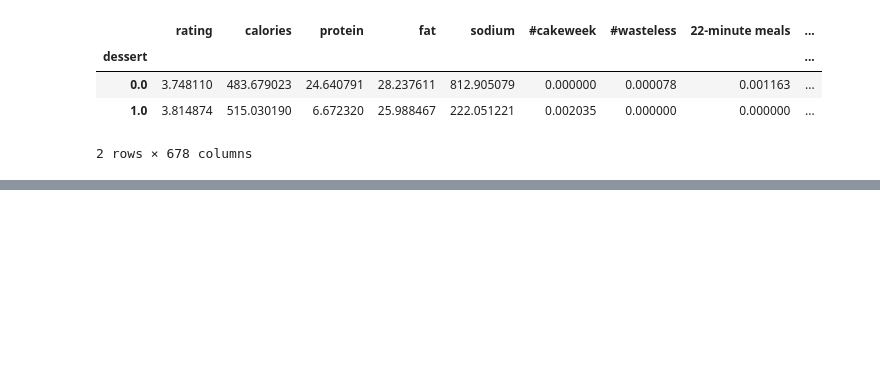
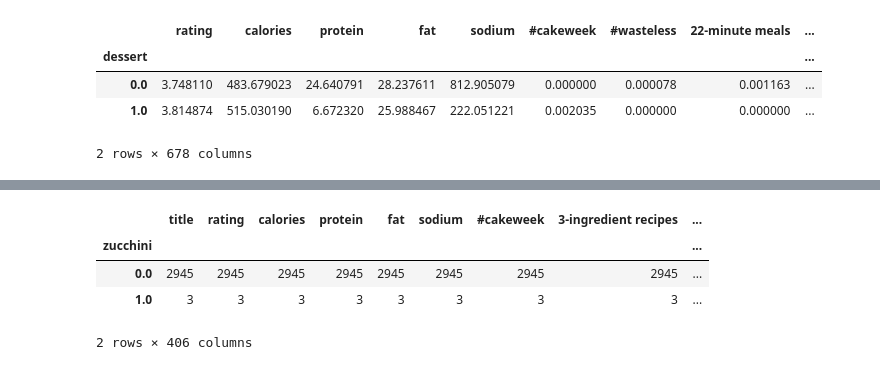
Before and after one commit to shwetapurushe/data-science-world, a Jupyter notebook: Projects/Recipes/Recipes_regression.ipynb, the cells around one changed output, grey strips where cells are left out. Drawn from its saved outputs; the diff is of its cells as text; code cells hidden in the pictures; blank space fills up the shorter version.

```diff
--- a/Projects/Recipes/Recipes_regression.ipynb
+++ b/Projects/Recipes/Recipes_regression.ipynb
@@ -116,0 +125,15 @@ Lets now look into **balancing** our target variable.
+# %%
+# lets look into ingredients commonly found in desserts ?
+
+# lets first select the desserts
+desserts_df = recipes_fil[recipes_fil.dessert == 1]
+# %%
+bo = desserts_df.any(axis = 'columns')
+non_zero_columns = (desserts_df[bo] != 0).any()
+
+#ingredients df
+desserts_df = desserts_df.loc[:, non_zero_columns]
+
+
+#Hmm, lets see what ingredients people use in dessert recipes.
+desserts_df.columns.values
@@ -116,0 +158,8 @@ Lets now look into **balancing** our target variable.
+# %%
+desserts_df.groupby('zucchini').count()
+# %% [output]
+|  | title | rating | calories | protein | fat | sodium | #cakeweek | 3-ingredient recipes | ... |
+| zucchini |  |  |  |  |  |  |  |  | ... |
+| 0.0 | 2945 | 2945 | 2945 | 2945 | 2945 | 2945 | 2945 | 2945 | ... |
+| 1.0 | 3 | 3 | 3 | 3 | 3 | 3 | 3 | 3 | ... |
+2 rows × 406 columns
```
Also changed, not shown: parts of 20 cells of this notebook.
